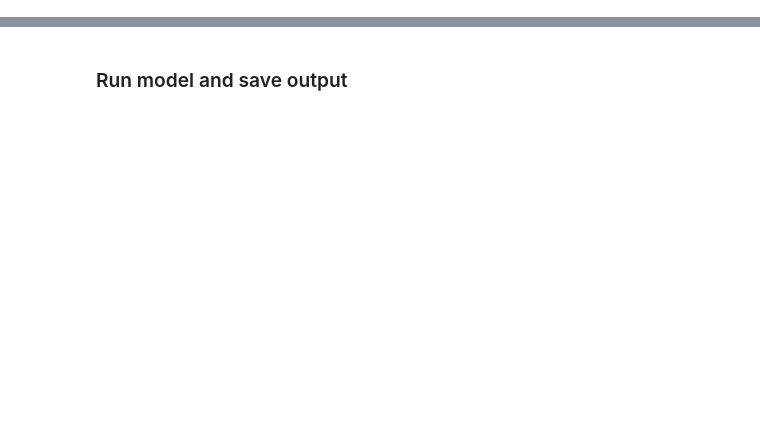
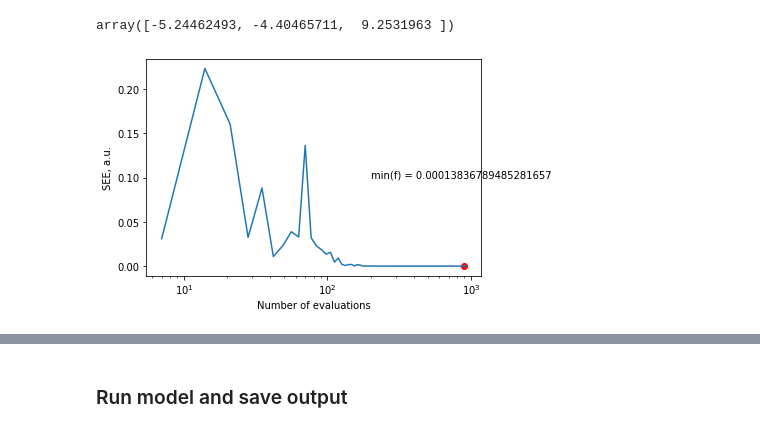
Before and after one commit to SofiaRaak/Dicer-miRNA-dynamics-model, a Jupyter notebook: optimisation.ipynb, the cells around one changed output, grey strips where cells are left out. Saved outputs shown, nothing was run; the diff lists cells and outputs as text; code cells hidden in the pictures; blank space fills up the shorter version.

Commit message:
updated code with correct optimisation, param values

```diff
--- a/optimisation.ipynb
+++ b/optimisation.ipynb
@@ -412,0 +113,13 @@ inits = [params.init_pMiR1, params.init_pMiR1_dcr, params.init_pMiR1_dcr_star,
+# %%
+#create error function
+def errorODE1(theta):
+    """
+    Function to calculate the relative error of ODE model values against data values.
+    """
+
+    diced1, ts1 = frac1(theta)
+
+    params.WT_data#scale by 10 to force optimisation to account for relative changes
+    WT = np.interp(params.time, ts1, diced1)
+
+    return np.sum(np.power((params.WT_data - WT), 2))
@@ -412,0 +156,2 @@ inits = [params.init_pMiR1, params.init_pMiR1_dcr, params.init_pMiR1_dcr_star,
+# %%
+res1 = cma.fmin(errorODE1, theta1, 2)
@@ -412,0 +170,35 @@ inits = [params.init_pMiR1, params.init_pMiR1_dcr, params.init_pMiR1_dcr_star,
+# %%
+res1[0]
+# %% [output]
+array([-5.24462493, -4.40465711,  9.2531963 ])
+# %%
+#load logger
+logger = res1[-1]
+#load function evaluations
+f_dat = logger.load().data['f']
+#loaf best f-value for each iteration
+f_best = f_dat[:, 5]
+evals = f_dat[:, 1]
+# %%
+#plot error minimisation
+fig, ax = plt.subplots()
+
+ax.plot(evals,
+        f_best)
+for i in range(len(f_best)): #find where f was minimised and mark with red circle
+    if f_best[i] == res1[1]:
+        ax.scatter(evals[i],
+                   f_best[i],
+                   marker = 'o',
+                   color = 'red')
+
+
+ax.set_xlabel('Number of evaluations')
+ax.set_ylabel('SEE, a.u.')
+ax.set_xscale('log')
+ax.text(200, .1, f'min(f) = {res1[1]}')
+
+plt.savefig(r'./figures/optim_f-mins_20241128_wt.svg', dpi = 600, bbox_inches = 'tight')
+plt.show()
+# %% [output]
+[figure, added]
```
Also changed, not shown: parts of 59 cells of this notebook, 20 other files.
